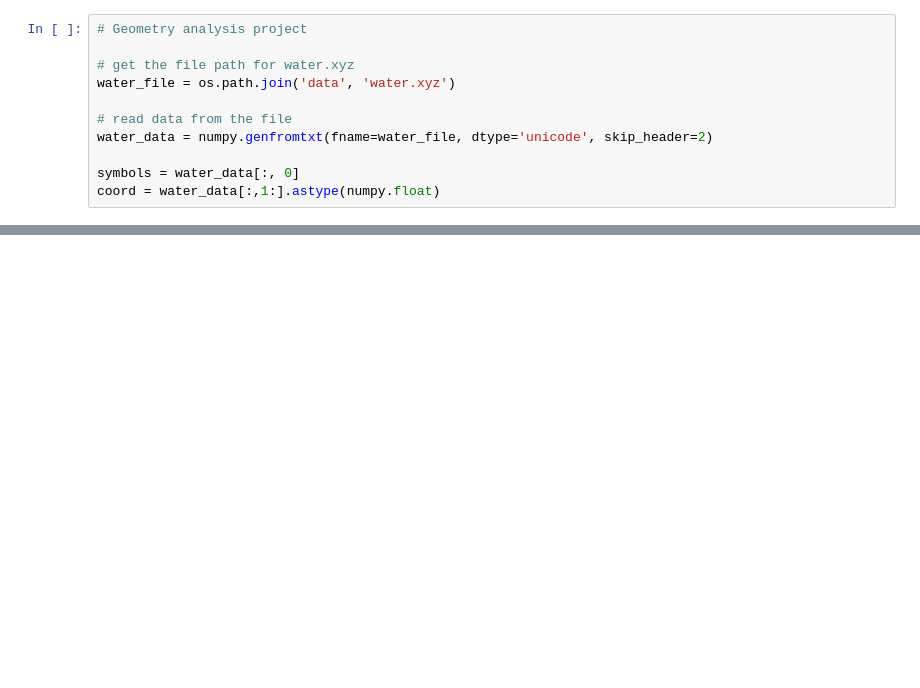
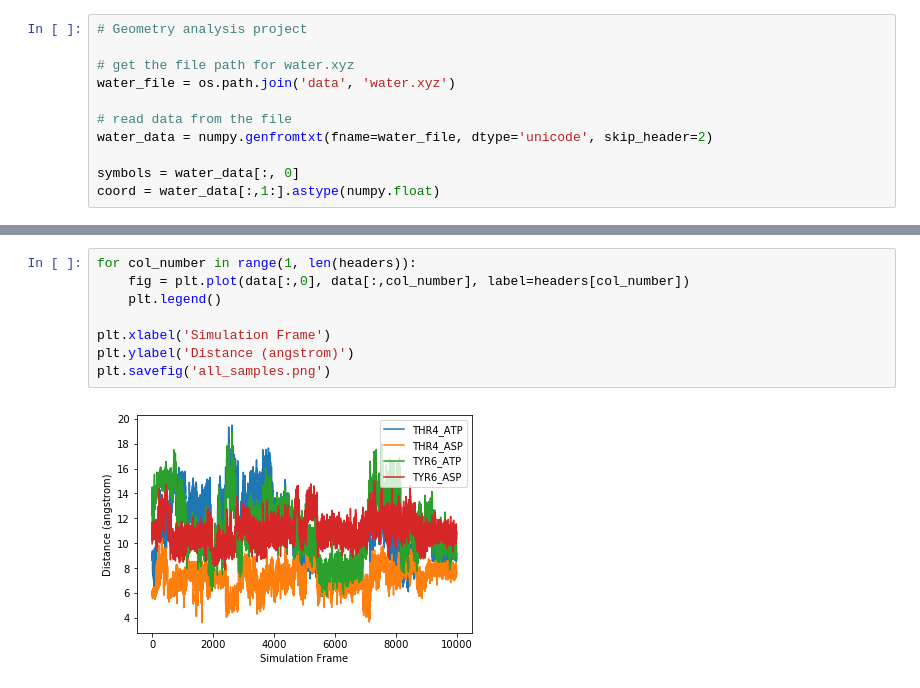
Before and after one commit to janash/cms-workshop, a Jupyter notebook: workshop_notebook.ipynb, the cells around one changed output, grey strips where cells are left out. Drawn from its saved outputs; the diff is of its cells as text; blank space fills up the shorter version.

```diff
--- a/workshop_notebook.ipynb
+++ b/workshop_notebook.ipynb
@@ -405,0 +383,10 @@ H2 to H2 : 0.000
+# %%
+for col_number in range(1, len(headers)):
+    fig = plt.plot(data[:,0], data[:,col_number], label=headers[col_number])
+    plt.legend()
+
+plt.xlabel('Simulation Frame')
+plt.ylabel('Distance (angstrom)')
+plt.savefig('all_samples.png')
+# %% [output]
+[figure, added]
```
Also changed, not shown: parts of 19 cells of this notebook, 6 other files.
